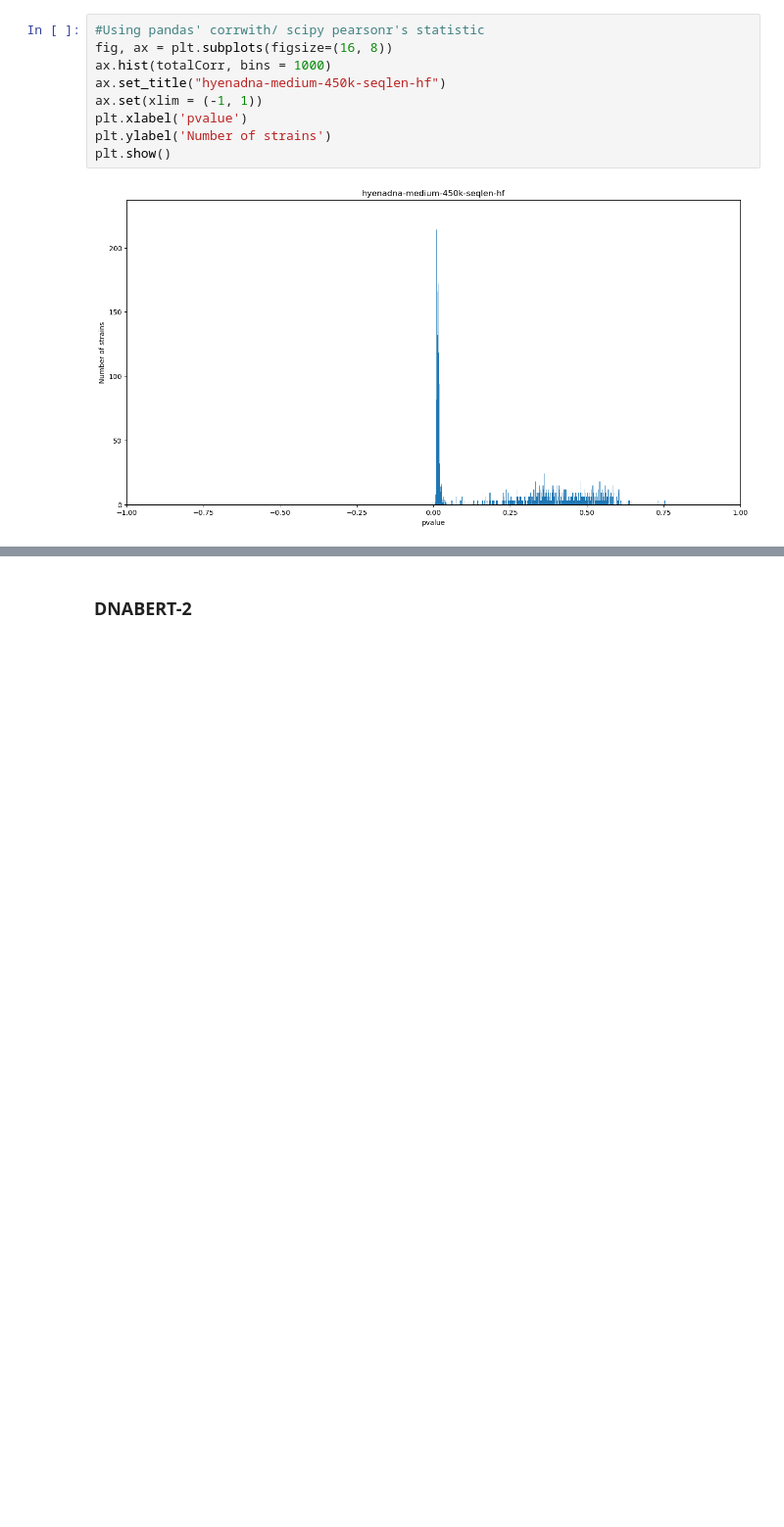
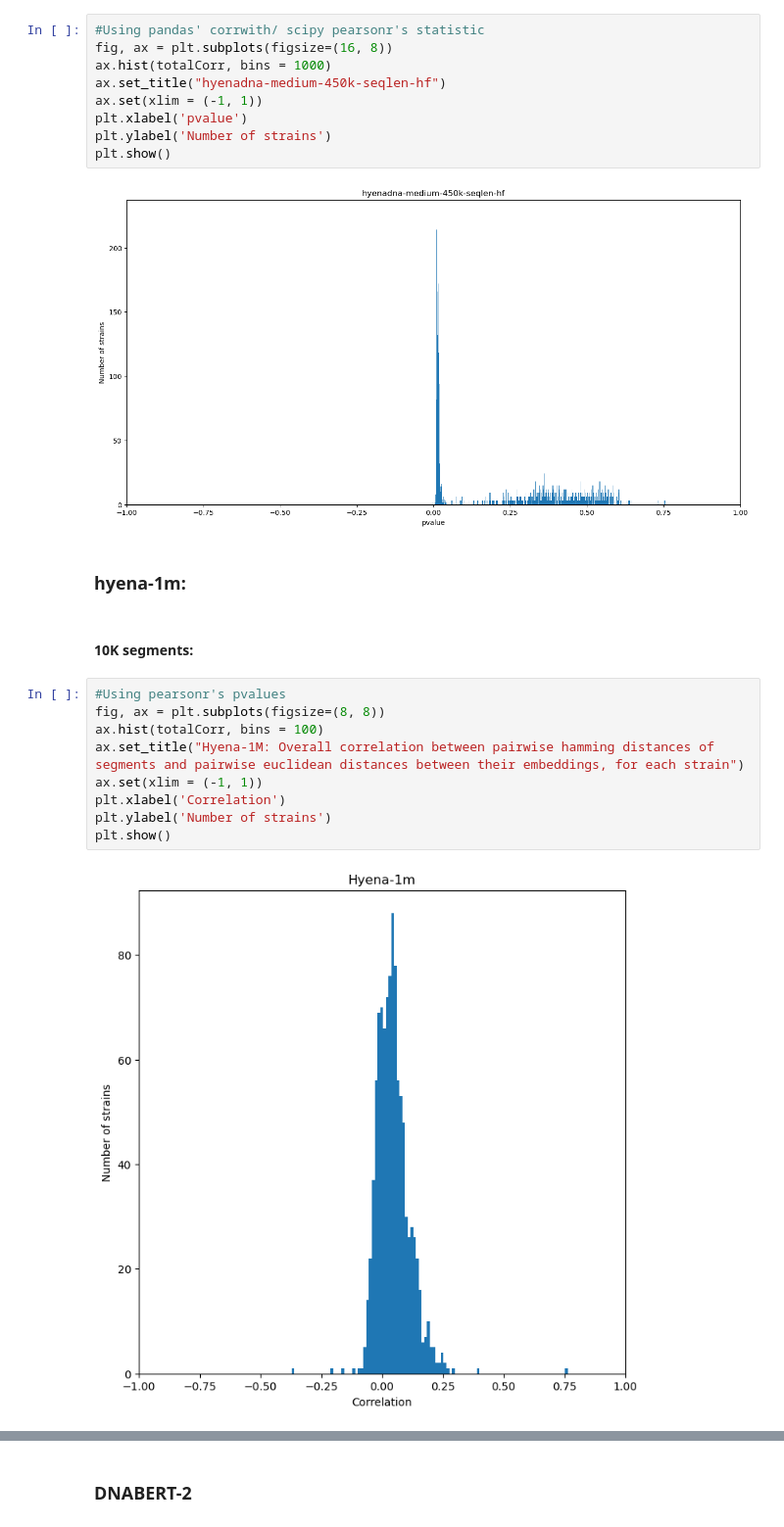
Before and after one commit to MRuhaib/UGRC-2024, a Jupyter notebook: Model Evaluation/Embeddings Evaluation/Full Genome Embeddings/fullEmbeddingsEval.ipynb, the cells around one changed output, grey strips where cells are left out. Shown at 98% size. Cells and saved outputs as stored; diff of their text form; blank space fills up the shorter version.

```diff
--- a/Model Evaluation/Embeddings Evaluation/Full Genome Embeddings/fullEmbeddingsEval.ipynb
+++ b/Model Evaluation/Embeddings Evaluation/Full Genome Embeddings/fullEmbeddingsEval.ipynb
@@ -323,3 +436,18 @@ plt.ylabel('Number of strains')
 plt.show()
 # %% [output]
 [figure]
+# %% [markdown]
+### hyena-1m:
+# %% [markdown]
+#### 10K segments:
+# %%
+#Using pearsonr's pvalues
+fig, ax = plt.subplots(figsize=(8, 8))
+ax.hist(totalCorr, bins = 100)
+ax.set_title("Hyena-1M: Overall correlation between pairwise hamming distances of segments and pairwise euclidean distances between their embeddings, for each strain")
+ax.set(xlim = (-1, 1))
+plt.xlabel('Correlation')
+plt.ylabel('Number of strains')
+plt.show()
+# %% [output]
+[figure, added]
```
Also changed, not shown: parts of 35 cells of this notebook, 22 other files.
